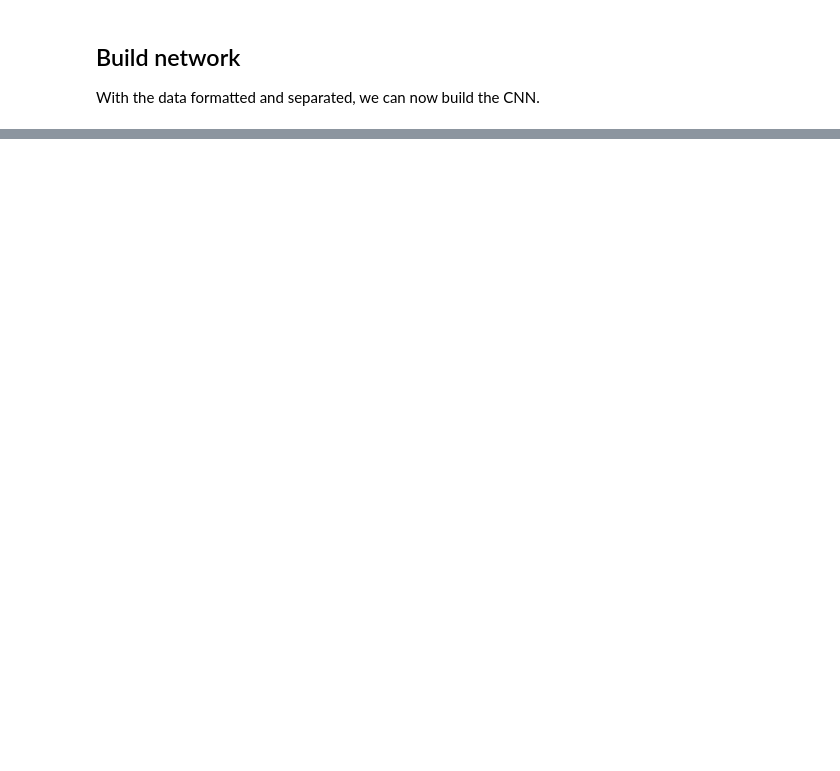
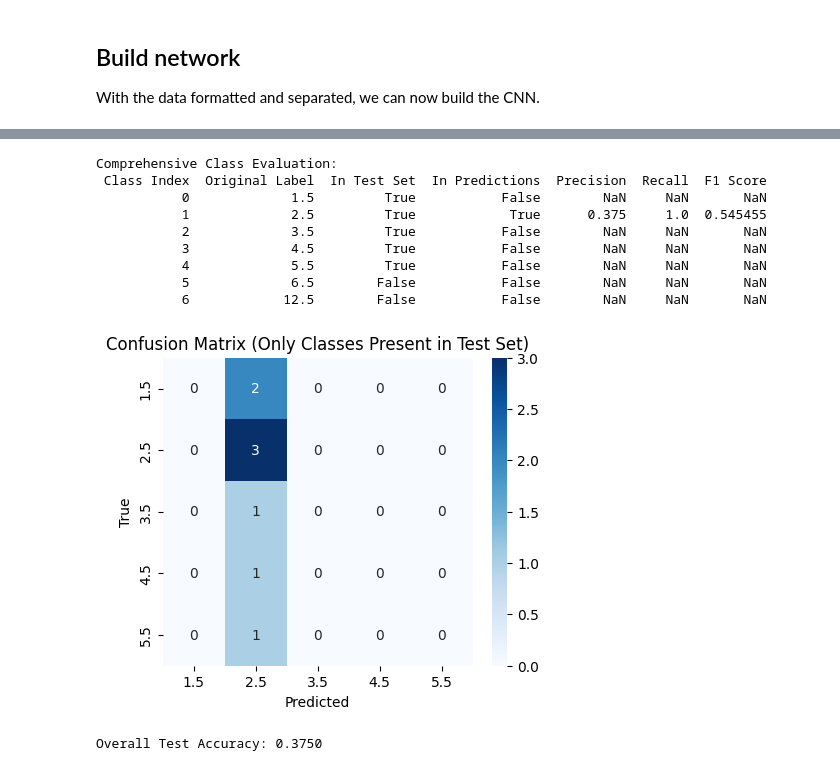
Before and after one commit to ajpung/buck, a Jupyter notebook: examples/Basic CNN.ipynb, the cells around one changed output, grey strips where cells are left out. Drawn from its saved outputs; the diff is of its cells as text; code cells hidden in the pictures; blank space fills up the shorter version.

```diff
--- a/examples/Basic CNN.ipynb
+++ b/examples/Basic CNN.ipynb
@@ -143,5 +229,18 @@ model.compile(loss='categorical_crossentropy', optimizer='rmsprop', metrics=['ac
 # %%
 from keras.callbacks import ModelCheckpoint
 
-checkpointer = ModelCheckpoint(filepath='model.weights.best.hdf5.keras', verbose=1, save_best_only=True)
-hist = model.fit(X_train, y_train, batch_size=5, epochs=100, validation_data=(X_valid,y_valid), callbacks=[checkpointer], verbose=4, shuffle=True)
+# Train with pre-generated augmented data
+checkpointer = ModelCheckpoint(filepath='model_augmented.weights.best.hdf5.keras',
+                             verbose=1, save_best_only=True)
+
+print("\nTraining with pre-generated augmented data:")
+hist_augmented = model.fit(
+    X_train_combined,
+    y_train_combined,
+    batch_size=32,
+    epochs=20,
+    validation_data=(X_valid, y_valid),
+    callbacks=[checkpointer],
+    verbose=1,
+    shuffle=True
+)
@@ -148,14 +265,19 @@ hist = model.fit(X_train, y_train, batch_size=5, epochs=100, validation_data=(X_
 # %%
+import pandas as pd
+import seaborn as sns
+import matplotlib.pyplot as plt
+from sklearn.metrics import precision_score, recall_score, f1_score, confusion_matrix
+
+# Evaluate with the best weights
+model.load_weights('model_augmented.weights.best.hdf5.keras')
+
 # Create a reverse mapping to get original labels
 reverse_mapping = {i: label for label, i in label_mapping.items()}
-
-# Load the best weights
-model.load_weights('model.weights.best.hdf5.keras')
 
 # Make predictions
 y_pred_prob = model.predict(X_test, verbose=0)
 y_pred = np.argmax(y_pred_prob, axis=1)
-y_true = np.argmax(y_test, axis=1)
+y_true = np.argmax(y_test_onehot, axis=1)
 
 # Create a comprehensive evaluation table that includes all classes
 all_classes = list(range(num_classes))
@@ -173,7 +295,6 @@ results_df = pd.DataFrame({
 precision_values = []
 recall_values = []
 f1_values = []
-
 for cls in all_classes:
     if cls in y_true and cls in y_pred:
         # We can calculate metrics for this class
@@ -183,30 +304,42 @@ for cls in all_classes:
         recall_values.append(recall_score(true_binary, pred_binary, zero_division=0))
         f1_values.append(f1_score(true_binary, pred_binary, zero_division=0))
     else:
         # Class not present in test set or predictions
         precision_values.append(float('nan'))
         recall_values.append(float('nan'))
         f1_values.append(float('nan'))
 
 results_df['Precision'] = precision_values
 results_df['Recall'] = recall_values
 results_df['F1 Score'] = f1_values
 
 print("Comprehensive Class Evaluation:")
 print(results_df.to_string(index=False))
 
 # Create a confusion matrix (will only show classes present in test set)
 cm = confusion_matrix(y_true, y_pred)
 present_classes = sorted(set(np.concatenate([y_true, y_pred])))
 plt.figure(figsize=(5, 4))
 sns.heatmap(cm, annot=True, fmt='d', cmap='Blues',
            xticklabels=[f"{reverse_mapping[i]}" for i in present_classes],
            yticklabels=[f"{reverse_mapping[i]}" for i in present_classes])
 plt.xlabel('Predicted')
 plt.ylabel('True')
 plt.title('Confusion Matrix (Only Classes Present in Test Set)')
 plt.show()
 
 # Show overall accuracy
 accuracy = np.mean(y_pred == y_true)
 print(f"\nOverall Test Accuracy: {accuracy:.4f}")
+# %% [output]
+Comprehensive Class Evaluation:
+ Class Index  Original Label  In Test Set  In Predictions  Precision  Recall  F1 Score
+           0             1.5         True           False        NaN     NaN       NaN
+           1             2.5         True            True      0.375     1.0  0.545455
+           2             3.5         True           False        NaN     NaN       NaN
+           3             4.5         True           False        NaN     NaN       NaN
+           4             5.5         True           False        NaN     NaN       NaN
+           5             6.5        False           False        NaN     NaN       NaN
+           6            12.5        False           False        NaN     NaN       NaN
+[figure, added]
+Overall Test Accuracy: 0.3750
```
Also changed, not shown: parts of 7 cells of this notebook.
